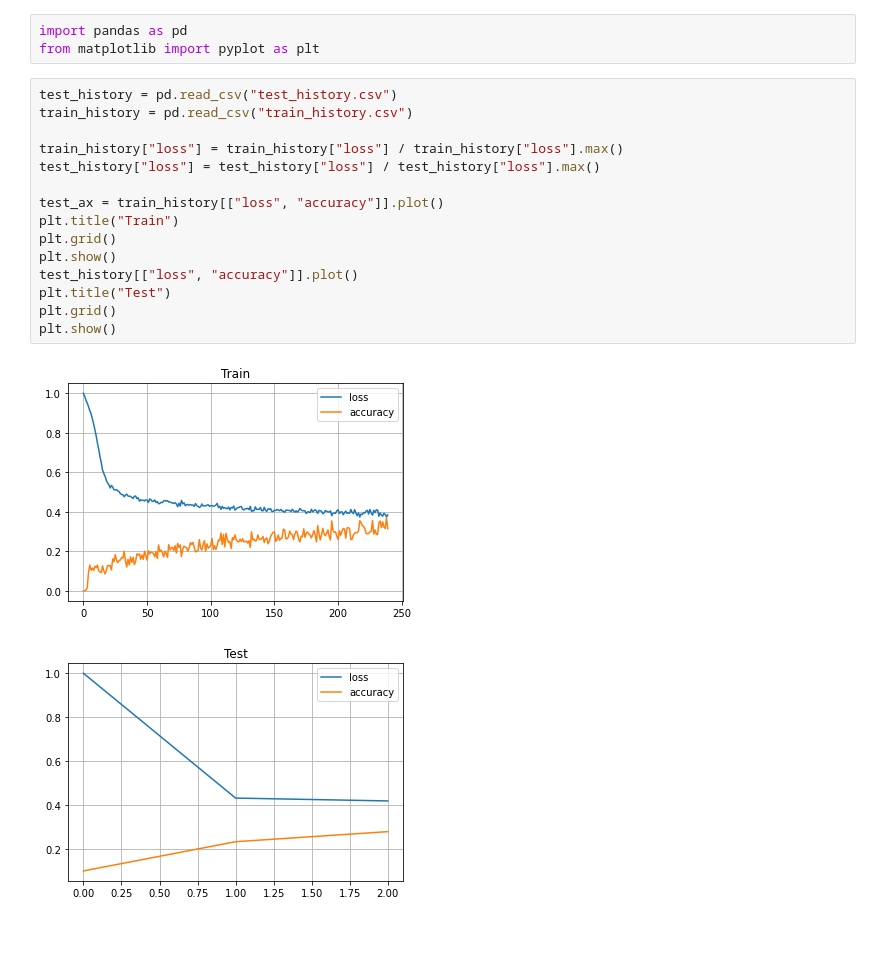
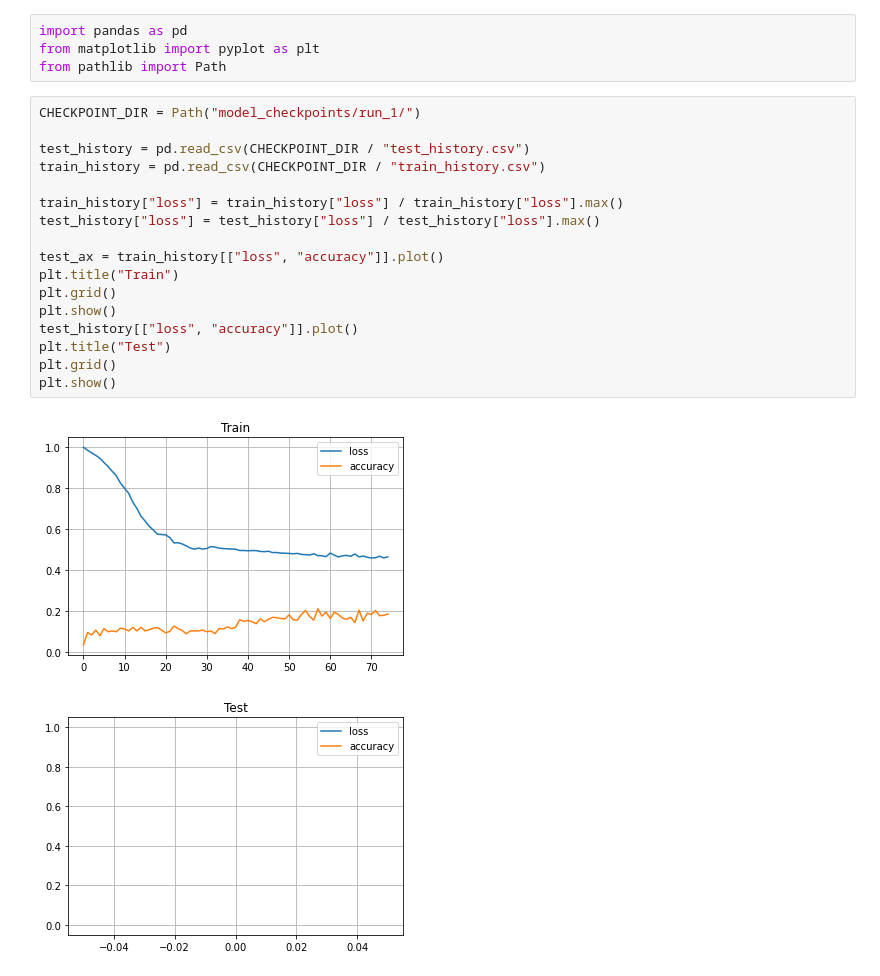
Before and after one commit to atomichighfive/SpatialTransformerFormer, a Jupyter notebook: Visualize.ipynb, the cells around one changed output. Saved outputs shown, nothing was run; the diff lists cells and outputs as text; blank space fills up the shorter version.

```diff
--- a/Visualize.ipynb
+++ b/Visualize.ipynb
@@ -1,21 +1,24 @@
 # %%
 import pandas as pd
 from matplotlib import pyplot as plt
+from pathlib import Path
 # %%
-test_history = pd.read_csv("test_history.csv")
-train_history = pd.read_csv("train_history.csv")
+CHECKPOINT_DIR = Path("model_checkpoints/run_1/")
+
+test_history = pd.read_csv(CHECKPOINT_DIR / "test_history.csv")
+train_history = pd.read_csv(CHECKPOINT_DIR / "train_history.csv")
 
 train_history["loss"] = train_history["loss"] / train_history["loss"].max()
 test_history["loss"] = test_history["loss"] / test_history["loss"].max()
 
 test_ax = train_history[["loss", "accuracy"]].plot()
 plt.title("Train")
 plt.grid()
 plt.show()
 test_history[["loss", "accuracy"]].plot()
 plt.title("Test")
 plt.grid()
 plt.show()
 # %% [output]
-[figure, old version]
+[figure, new version]
-[figure, old version]
+[figure, new version]
```
Also changed, not shown: 1 other file.
